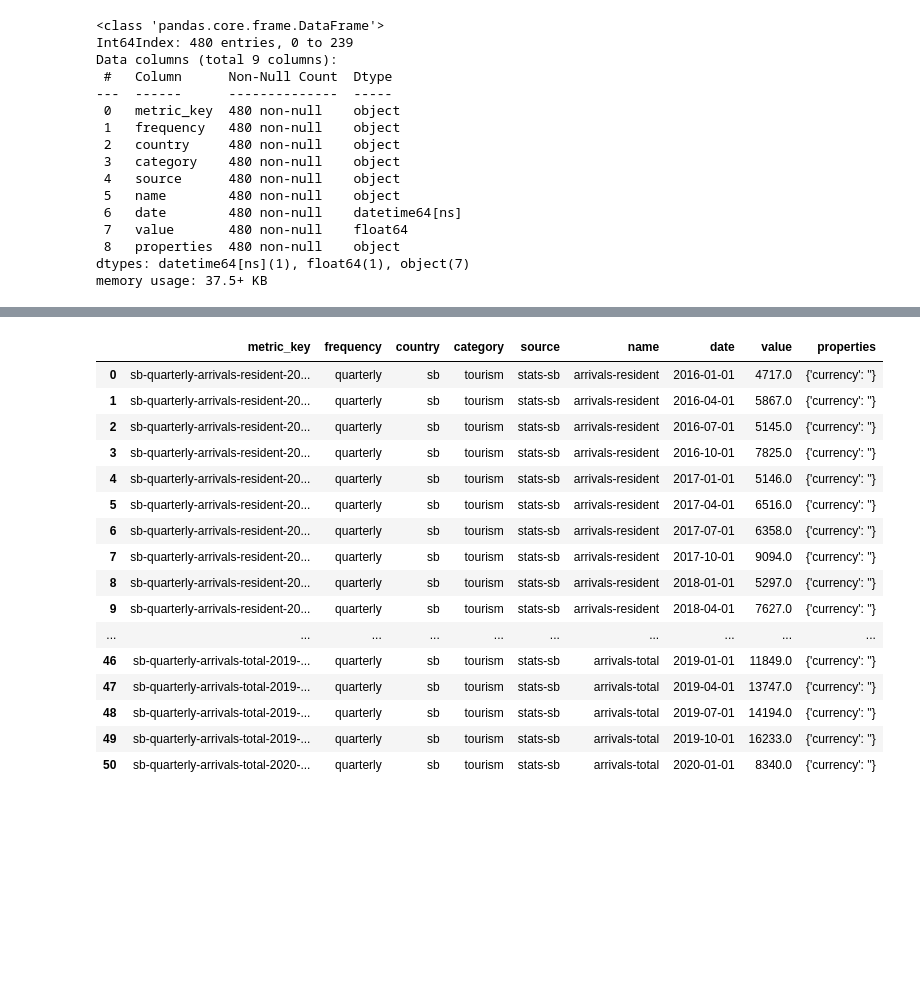
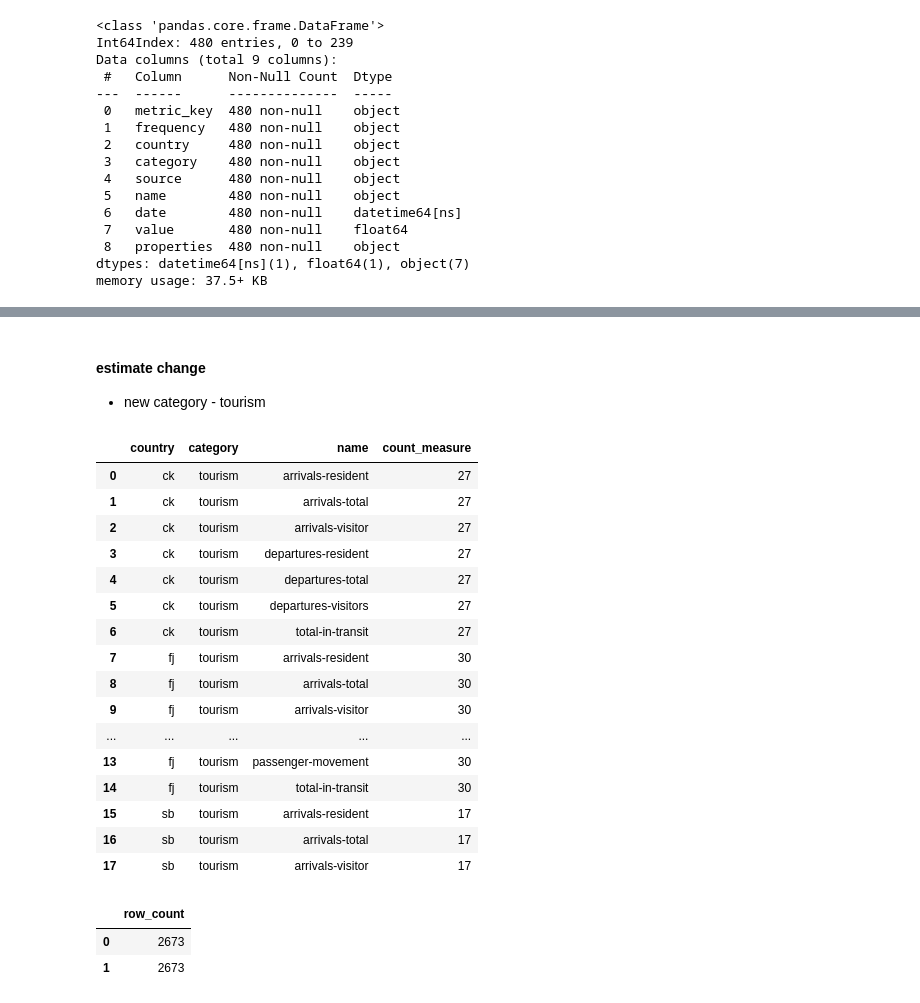
Before and after one commit to GeoffPidcock/ais-pacifimpact, a Jupyter notebook: notebooks/00--geoffpidcock--data-prep-visitors.ipynb, the cells around one changed output, grey strips where cells are left out. Saved outputs shown, nothing was run; the diff lists cells and outputs as text; code cells hidden in the pictures; blank space fills up the shorter version.

```diff
--- a/notebooks/00--geoffpidcock--data-prep-visitors.ipynb
+++ b/notebooks/00--geoffpidcock--data-prep-visitors.ipynb
@@ -669 +567,44 @@ group by 1,2,3 order by 1,2,3
+# %% [markdown]
+#### estimate change
+- new category - tourism
+# %%
+pd.read_sql("""
+select country, category, name, count(date) as count_measure
+from public.stg_country_metrics
+where category = 'tourism'
+group by 1,2,3 order by 1,2,3
+
+""",con= engine)
+# %% [output]
+|  | country | category | name | count_measure |
+| 0 | ck | tourism | arrivals-resident | 27 |
+| 1 | ck | tourism | arrivals-total | 27 |
+| 2 | ck | tourism | arrivals-visitor | 27 |
+| 3 | ck | tourism | departures-resident | 27 |
+| 4 | ck | tourism | departures-total | 27 |
+| 5 | ck | tourism | departures-visitors | 27 |
+| 6 | ck | tourism | total-in-transit | 27 |
+| 7 | fj | tourism | arrivals-resident | 30 |
+| 8 | fj | tourism | arrivals-total | 30 |
+| 9 | fj | tourism | arrivals-visitor | 30 |
+| ... | ... | ... | ... | ... |
+| 13 | fj | tourism | passenger-movement | 30 |
+| 14 | fj | tourism | total-in-transit | 30 |
+| 15 | sb | tourism | arrivals-resident | 17 |
+| 16 | sb | tourism | arrivals-total | 17 |
+| 17 | sb | tourism | arrivals-visitor | 17 |
+# %%
+pd.read_sql("""
+select count(*) as row_count
+from public.stg_country_metrics
+where category <> 'tourism'
+union all
+select count(*) as row_count
+from public.country_metrics
+where category <> 'tourism'
+""",con=engine)
+# %% [output]
+|  | row_count |
+| 0 | 2673 |
+| 1 | 2673 |
 # %%
@@ -678,24 +618,2 @@ with engine.connect() as con:
     ;;
     """)
-# %%
-data_sql = pd.read_sql("select * from public.country_metrics where category = 'tourism'",con=engine)
-data_write_new = pd.concat((data_write, data_sql)).drop_duplicates(subset=['metric_key'], keep=False)
-data_write_new
-# %% [output]
-|  | metric_key | frequency | country | category | source | name | date | value | properties |
-| 0 | sb-quarterly-arrivals-resident-20... | quarterly | sb | tourism | stats-sb | arrivals-resident | 2016-01-01 | 4717.0 | {'currency': ''} |
-| 1 | sb-quarterly-arrivals-resident-20... | quarterly | sb | tourism | stats-sb | arrivals-resident | 2016-04-01 | 5867.0 | {'currency': ''} |
-| 2 | sb-quarterly-arrivals-resident-20... | quarterly | sb | tourism | stats-sb | arrivals-resident | 2016-07-01 | 5145.0 | {'currency': ''} |
-| 3 | sb-quarterly-arrivals-resident-20... | quarterly | sb | tourism | stats-sb | arrivals-resident | 2016-10-01 | 7825.0 | {'currency': ''} |
-| 4 | sb-quarterly-arrivals-resident-20... | quarterly | sb | tourism | stats-sb | arrivals-resident | 2017-01-01 | 5146.0 | {'currency': ''} |
-| 5 | sb-quarterly-arrivals-resident-20... | quarterly | sb | tourism | stats-sb | arrivals-resident | 2017-04-01 | 6516.0 | {'currency': ''} |
-| 6 | sb-quarterly-arrivals-resident-20... | quarterly | sb | tourism | stats-sb | arrivals-resident | 2017-07-01 | 6358.0 | {'currency': ''} |
-| 7 | sb-quarterly-arrivals-resident-20... | quarterly | sb | tourism | stats-sb | arrivals-resident | 2017-10-01 | 9094.0 | {'currency': ''} |
-| 8 | sb-quarterly-arrivals-resident-20... | quarterly | sb | tourism | stats-sb | arrivals-resident | 2018-01-01 | 5297.0 | {'currency': ''} |
-| 9 | sb-quarterly-arrivals-resident-20... | quarterly | sb | tourism | stats-sb | arrivals-resident | 2018-04-01 | 7627.0 | {'currency': ''} |
-| ... | ... | ... | ... | ... | ... | ... | ... | ... | ... |
-| 46 | sb-quarterly-arrivals-total-2019-... | quarterly | sb | tourism | stats-sb | arrivals-total | 2019-01-01 | 11849.0 | {'currency': ''} |
-| 47 | sb-quarterly-arrivals-total-2019-... | quarterly | sb | tourism | stats-sb | arrivals-total | 2019-04-01 | 13747.0 | {'currency': ''} |
-| 48 | sb-quarterly-arrivals-total-2019-... | quarterly | sb | tourism | stats-sb | arrivals-total | 2019-07-01 | 14194.0 | {'currency': ''} |
-| 49 | sb-quarterly-arrivals-total-2019-... | quarterly | sb | tourism | stats-sb | arrivals-total | 2019-10-01 | 16233.0 | {'currency': ''} |
-| 50 | sb-quarterly-arrivals-total-2020-... | quarterly | sb | tourism | stats-sb | arrivals-total | 2020-01-01 | 8340.0 | {'currency': ''} |
```
Also changed, not shown: parts of 27 cells of this notebook.
